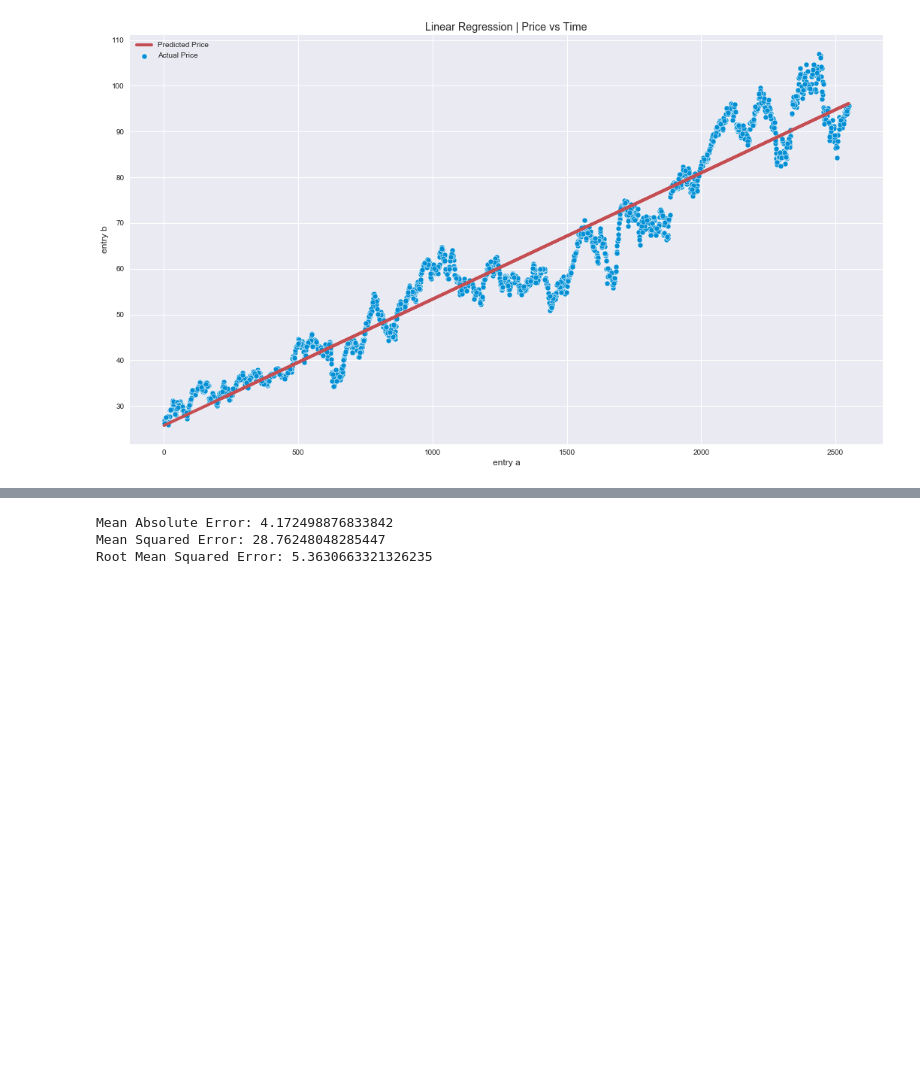
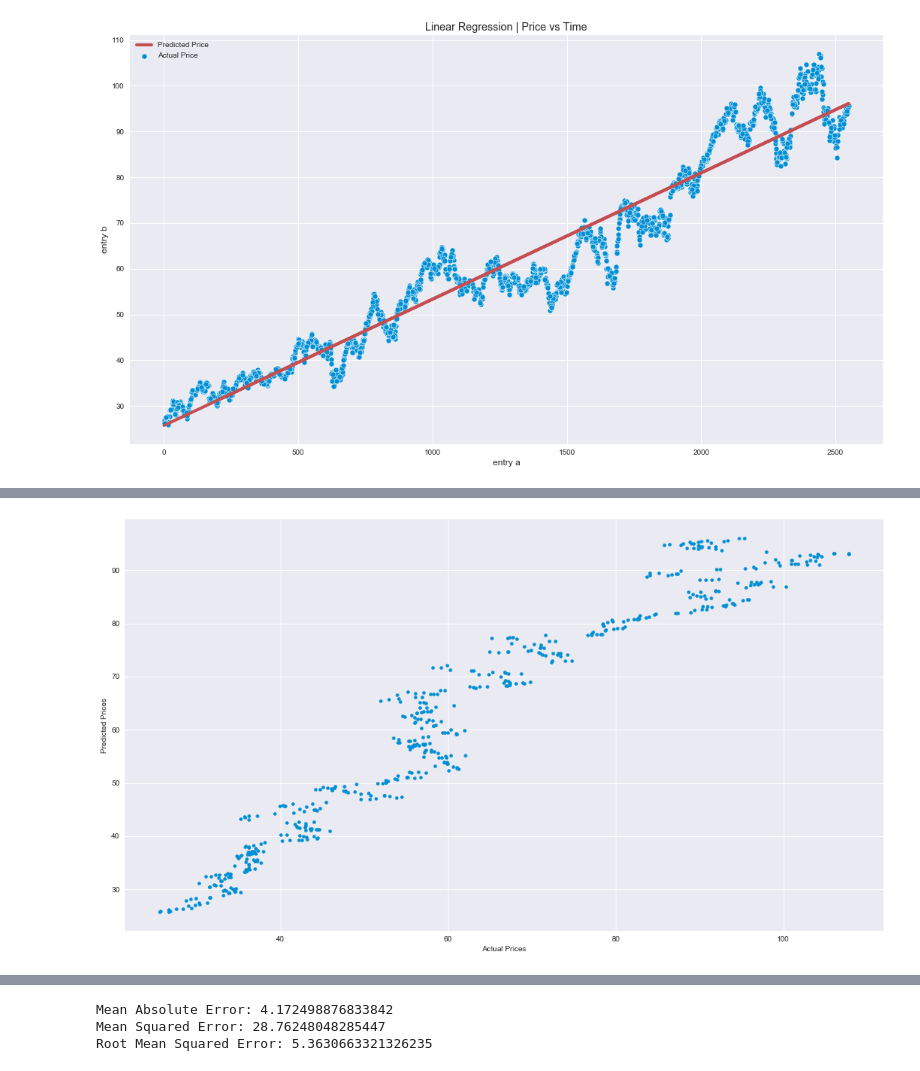
Before and after one commit to mediasittich/Predicting-Stock-Prices-with-Linear-Regression, a Jupyter notebook: Predicting Stock Prices with Linear Regression.ipynb, the cells around one changed output, grey strips where cells are left out. Cells and saved outputs as stored; diff of their text form; code cells hidden in the pictures; blank space fills up the shorter version.

```diff
--- a/Predicting Stock Prices with Linear Regression.ipynb
+++ b/Predicting Stock Prices with Linear Regression.ipynb
@@ -115,0 +225,9 @@ df_new = pd.DataFrame({'Actual': y_test.values.flatten(), 'Predicted': y_pred.fl
+# %%
+plt.scatter(y_test, y_pred)
+
+plt.xlabel('Actual Prices')
+plt.ylabel('Predicted Prices')
+
+plt.show()
+# %% [output]
+[figure, added]
```
Also changed, not shown: parts of 41 cells of this notebook.
